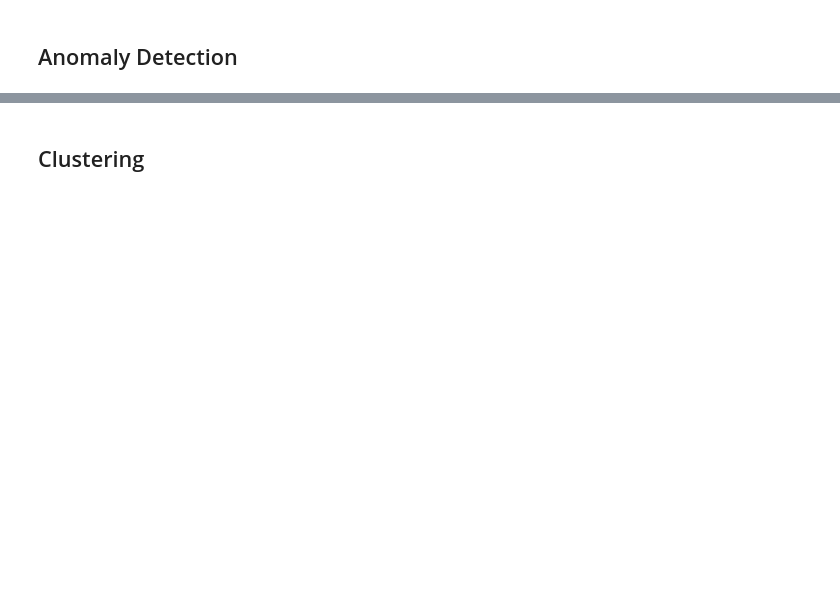
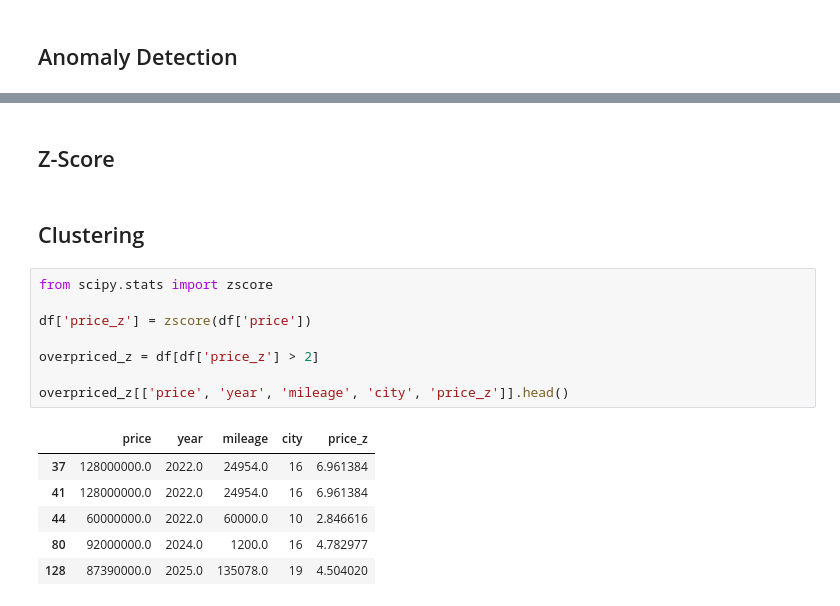
Before and after one commit to beereket/car_price_prediction, a Jupyter notebook: notebooks/201_ml.ipynb, the cells around one changed output, grey strips where cells are left out. Cells and saved outputs as stored; diff of their text form; blank space fills up the shorter version.

```diff
--- a/notebooks/201_ml.ipynb
+++ b/notebooks/201_ml.ipynb
@@ -172,5 +172,22 @@ df[df['anomaly'] == -1].head()
+# %% [markdown]
+## Z-Score
 # %% [markdown]
 ## Clustering
+# %%
+from scipy.stats import zscore
+
+df['price_z'] = zscore(df['price'])
+
+overpriced_z = df[df['price_z'] > 2]
+
+overpriced_z[['price', 'year', 'mileage', 'city', 'price_z']].head()
+# %% [output]
+|  | price | year | mileage | city | price_z |
+| 37 | 128000000.0 | 2022.0 | 24954.0 | 16 | 6.961384 |
+| 41 | 128000000.0 | 2022.0 | 24954.0 | 16 | 6.961384 |
+| 44 | 60000000.0 | 2022.0 | 60000.0 | 10 | 2.846616 |
+| 80 | 92000000.0 | 2024.0 | 1200.0 | 16 | 4.782977 |
+| 128 | 87390000.0 | 2025.0 | 135078.0 | 19 | 4.504020 |
 # %%
 
 cluster_features = df[['price','car_age','mileage','engine_l']]
```
Also changed, not shown: parts of 9 cells of this notebook, 9 other files.
